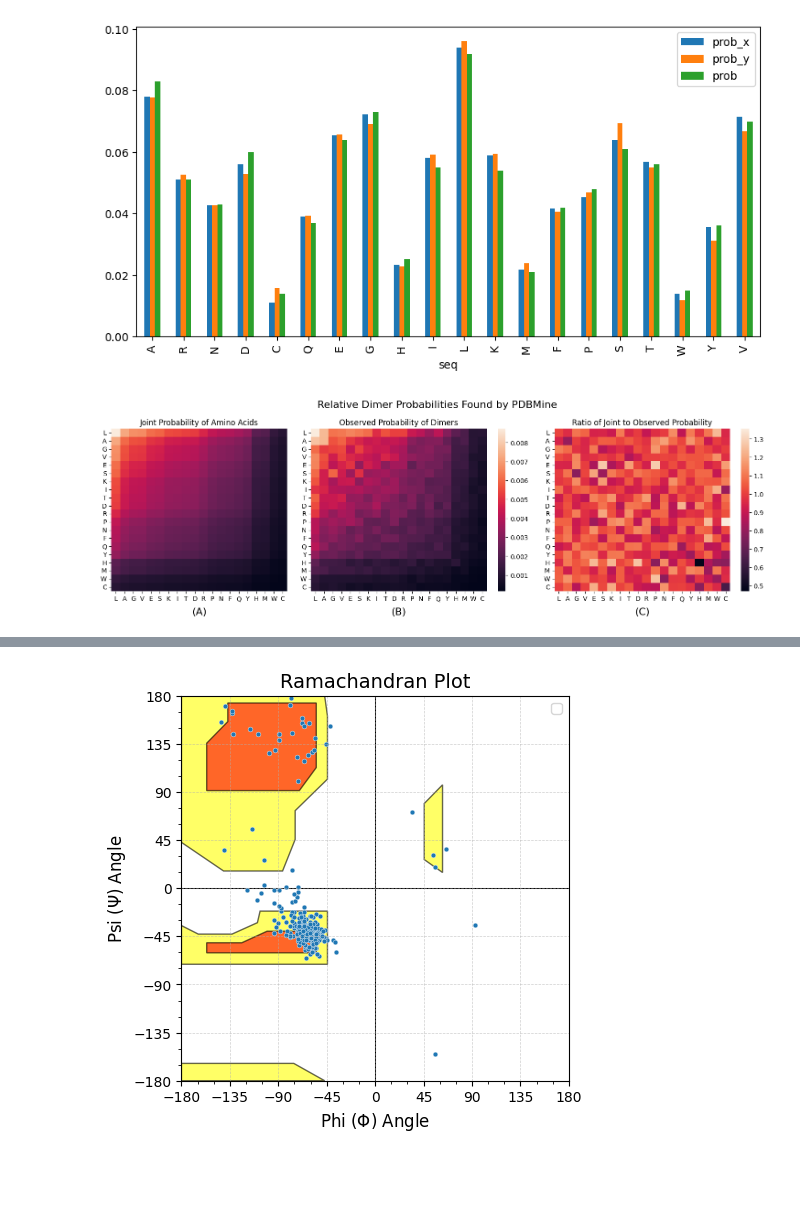
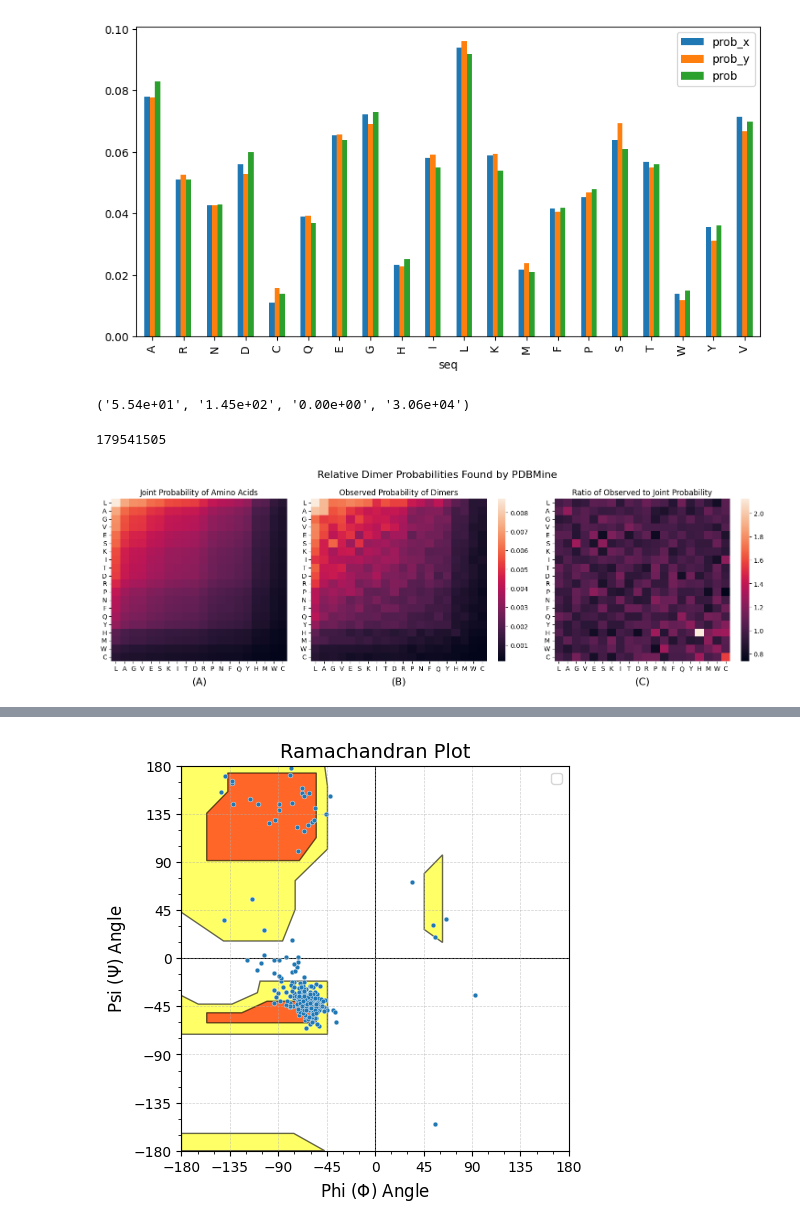
Before and after one commit to Musa-Azeem/protein-dihedral-visualization, a Jupyter notebook: paper_plots.ipynb, the cells around one changed output, grey strips where cells are left out. Drawn from its saved outputs; the diff is of its cells as text; code cells hidden in the pictures; blank space fills up the shorter version.

```diff
--- a/paper_plots.ipynb
+++ b/paper_plots.ipynb
@@ -194,11 +260,21 @@ df.merge(df2, on='seq').merge(df3, on='seq').plot(x='seq', y=['prob_x', 'prob_y'
 # %% [output]
 <Axes: xlabel='seq'>
 [figure]
+# %%
+df = pd.read_csv('MegaQuery/win5.csv', keep_default_na=False)
+f'{df.n_matches.mean():1.2e}', f'{df.n_matches.std():1.2e}', f'{df.n_matches.min():1.2e}', f'{df.n_matches.max():1.2e}'
+# %% [output]
+('5.54e+01', '1.45e+02', '0.00e+00', '3.06e+04')
+# %%
+df.n_matches.sum()
+# %% [output]
+179541505
 # %%
 import matplotlib.colors as mcolors
 
 df1 = pd.read_csv('MegaQuery/win1.csv', keep_default_na=False)
 df2 = pd.read_csv('MegaQuery/win2.csv' , keep_default_na=False)
+
 df1['prob'] = df1['n_matches'] / sum(df1['n_matches'])
 df1 = df1.sort_values('n_matches', ascending=False)
 df2['prob'] = df2['n_matches'] / sum(df2['n_matches'])
@@ -221,38 +297,38 @@ for aa1 in seqs:
 probs = np.array(probs)
 matches = np.array(matches)
 
-probs_ratio = joint_probs / probs
+probs_ratio =  probs / joint_probs
 
 sns.heatmap(joint_probs, ax=axes[0], cbar=False)
 axes[0].set_title('Joint Probability of Amino Acids')
 axes[0].set_xticks(np.arange(len(df1.seq))+0.5)
 axes[0].set_xticklabels(df1.seq, rotation=0)
 axes[0].set_yticks(np.arange(len(df1.seq))+0.5)
 axes[0].set_yticklabels(df1.seq, rotation=0)
 axes[0].text(0.5, -0.1, '(A)', transform=axes[0].transAxes, fontsize=16, verticalalignment='top', horizontalalignment='center')
 
 sns.heatmap(probs, ax=axes[1])
 axes[1].set_title('Observed Probability of Dimers')
 axes[1].set_xticks(np.arange(len(df1.seq))+0.5)
 axes[1].set_xticklabels(seqs, rotation=0)
 axes[1].set_yticks(np.arange(len(df1.seq))+0.5)
 axes[1].set_yticklabels(df1.seq, rotation=0)
 axes[1].text(0.5, -0.1, '(B)', transform=axes[1].transAxes, fontsize=16, verticalalignment='top', horizontalalignment='center')
 
 sns.heatmap(probs_ratio, ax=axes[2])
-axes[2].set_title('Ratio of Joint to Observed Probability')
+axes[2].set_title('Ratio of Observed to Joint Probability')
 axes[2].set_xticks(np.arange(len(df1.seq))+0.5)
 axes[2].set_xticklabels(seqs, rotation=0)
 axes[2].set_yticks(np.arange(len(df1.seq))+0.5)
 axes[2].set_yticklabels(df1.seq, rotation=0)
 axes[2].text(0.5, -0.1, '(C)', transform=axes[2].transAxes, fontsize=16, verticalalignment='top', horizontalalignment='center')
 
 plt.suptitle('Relative Dimer Probabilities Found by PDBMine', fontsize=16)
 plt.tight_layout()
 # plt.show()
-plt.savefig('paper_plots/dimer_probs.png', dpi=300)
+# plt.savefig('paper_plots/dimer_probs.pdf', dpi=300)
 # %% [output]
-[figure, old version]
+[figure, new version]
 # %%
 df1 = pd.read_csv('MegaQuery/win1.csv', keep_default_na=False)
 df1['prob'] = df1['n_matches'] / sum(df1['n_matches'])
```
Also changed, not shown: parts of 37 cells of this notebook, 3 other files.
